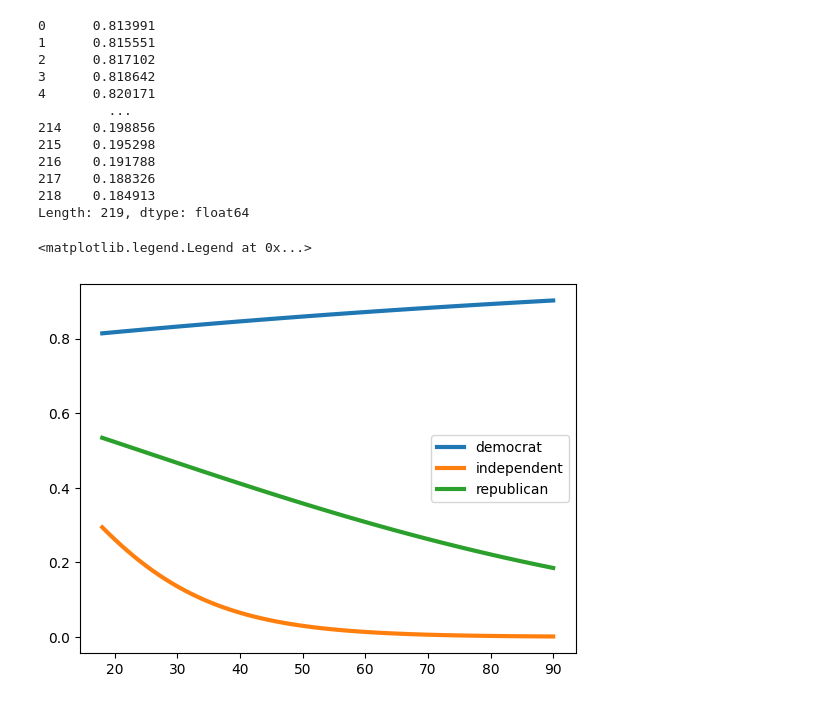
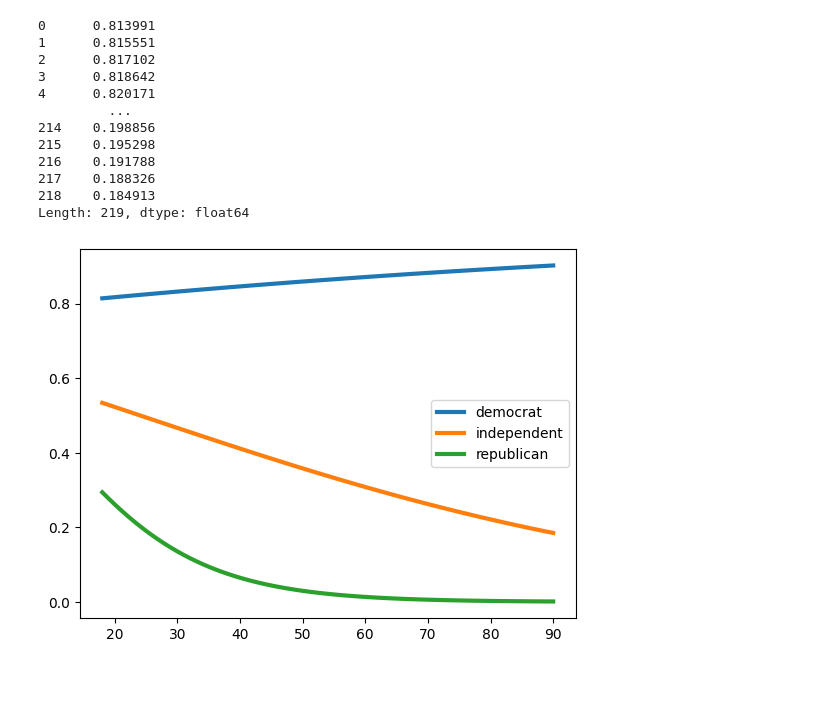
Before and after one commit to mgreenbe/DATA335W2025, a Jupyter notebook: code/scratch-2.ipynb, the cells around one changed output. Saved outputs shown, nothing was run; the diff lists cells and outputs as text; code cells hidden in the pictures.

```diff
--- a/code/scratch-2.ipynb
+++ b/code/scratch-2.ipynb
@@ -754,8 +770,8 @@ y_new
 Length: 219, dtype: float64
 # %%
 for i, party_id in enumerate(["democrat", "independent", "republican"]):
-    plt.plot(age, y_new[i * len(age) : (i + 1) * len(age)], lw=3, label=party_id)
+    plt.plot(age, y_new.loc[new_data["party_id"] == party_id], lw=3, label=party_id)
 plt.legend()
+plt.show()
 # %% [output]
-<matplotlib.legend.Legend at 0x...>
-[figure, old version]
+[figure, new version]
```
Also changed, not shown: parts of 1 cell of this notebook, 2 other files.
